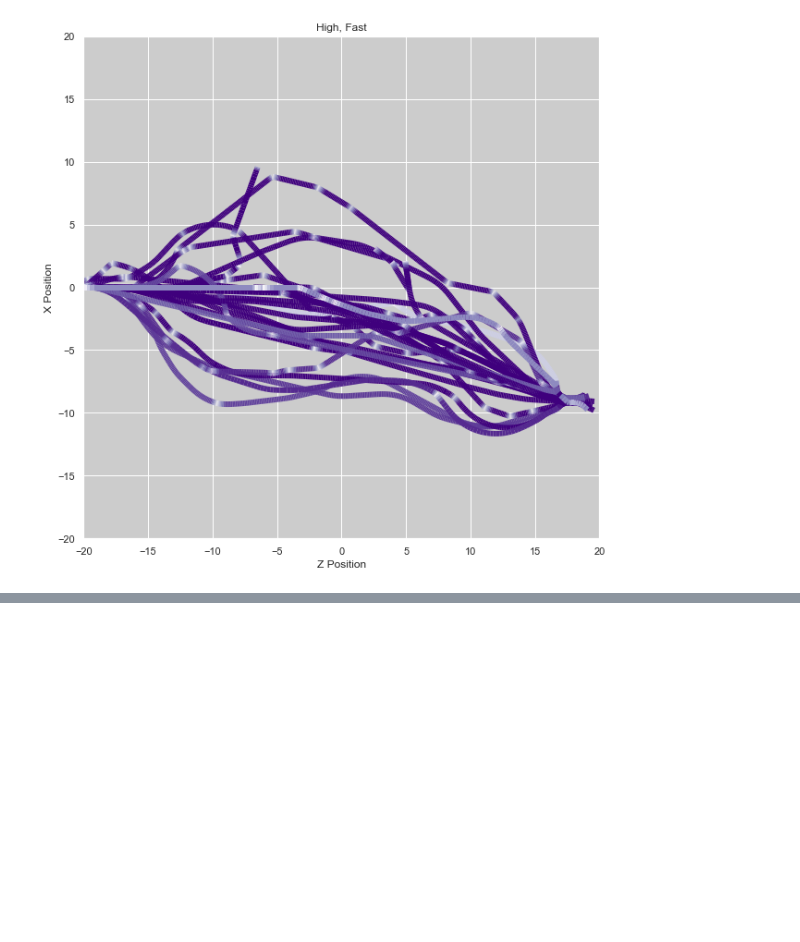
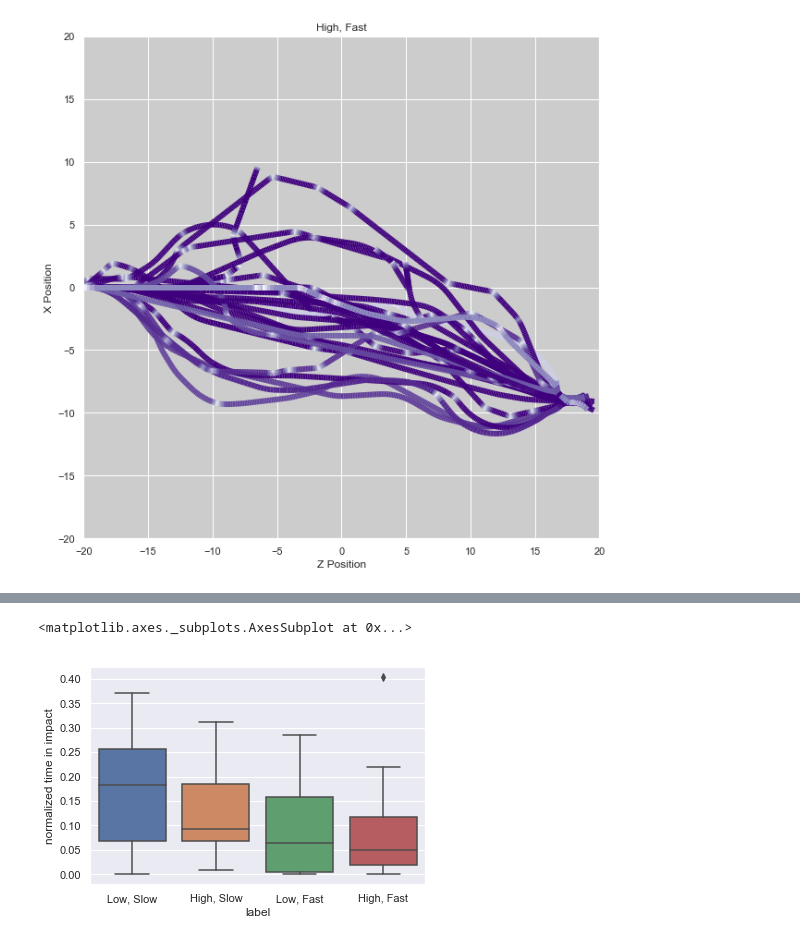
Before and after one commit to FAR-Lab/chairsim-server, a Jupyter notebook: Chairsim_paths.ipynb, the cells around one changed output, grey strips where cells are left out. Drawn from its saved outputs; the diff is of its cells as text; code cells hidden in the pictures; blank space fills up the shorter version.

Commit message:
boxplots

```diff
--- a/Chairsim_paths.ipynb
+++ b/Chairsim_paths.ipynb
@@ -311,0 +402,6 @@ plt.show()
+# %%
+impactsDF['normalized time in impact']=impactsDF['time in impacts']/impactsDF['total time']
+sns.boxplot(x='label', y='normalized time in impact', data=impactsDF)
+# %% [output]
+<matplotlib.axes._subplots.AxesSubplot at 0x...>
+[figure, added]
```
Also changed, not shown: parts of 15 cells of this notebook.
